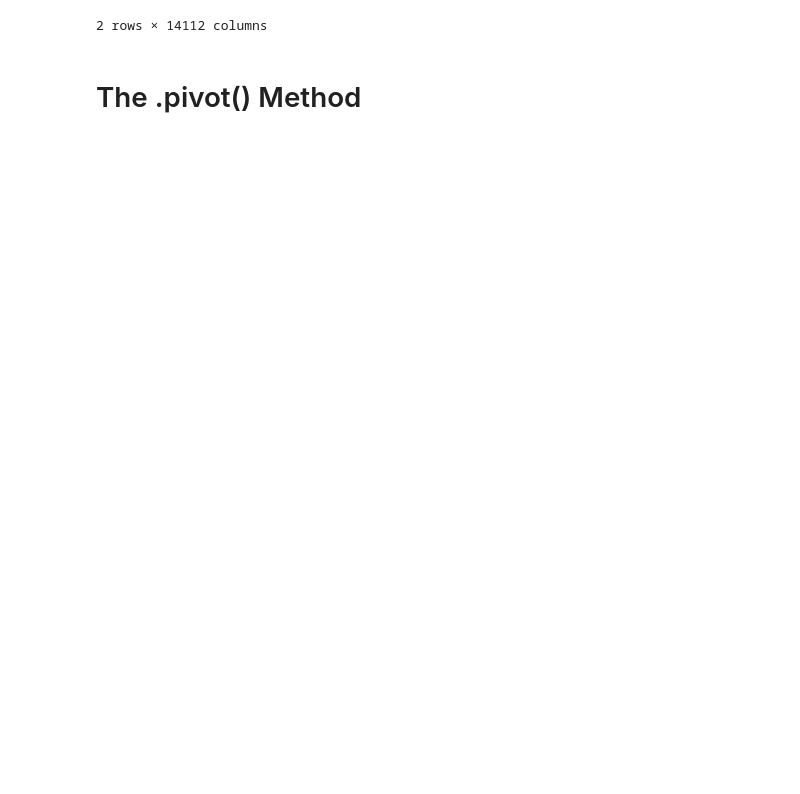
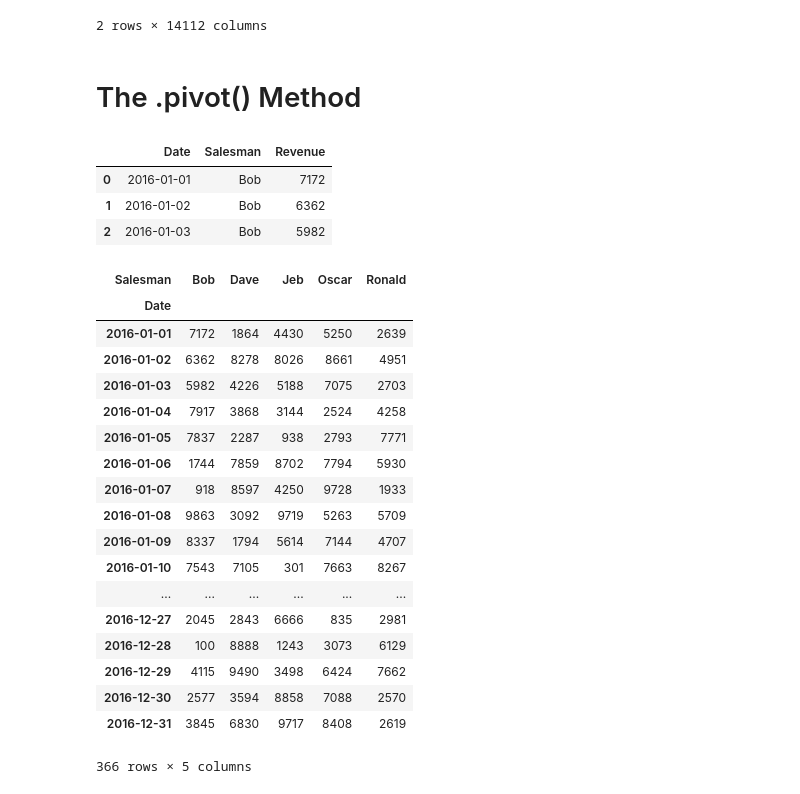
Before and after one commit to Cmarschik/data_analysis_third_course, a Jupyter notebook: pandas/MultiIndex.ipynb, the cells around one changed output. Drawn from its saved outputs; the diff is of its cells as text; code cells hidden in the pictures; blank space fills up the shorter version.

Commit message:
Completed MultiIndex Section

```diff
--- a/pandas/MultiIndex.ipynb
+++ b/pandas/MultiIndex.ipynb
@@ -403,0 +406,31 @@ s.head(3)
+# %%
+sales = pd.read_csv("salesmen.csv", parse_dates = ["Date"])
+sales["Salesman"] = sales["Salesman"].astype("category")
+sales.head(3)
+# %% [output]
+|  | Date | Salesman | Revenue |
+| 0 | 2016-01-01 | Bob | 7172 |
+| 1 | 2016-01-02 | Bob | 6362 |
+| 2 | 2016-01-03 | Bob | 5982 |
+# %%
+sales.pivot(index = "Date", columns = "Salesman", values = "Revenue") # takes three parameters(for index, columns, and values)
+# %% [output]
+| Salesman | Bob | Dave | Jeb | Oscar | Ronald |
+| Date |  |  |  |  |  |
+| 2016-01-01 | 7172 | 1864 | 4430 | 5250 | 2639 |
+| 2016-01-02 | 6362 | 8278 | 8026 | 8661 | 4951 |
+| 2016-01-03 | 5982 | 4226 | 5188 | 7075 | 2703 |
+| 2016-01-04 | 7917 | 3868 | 3144 | 2524 | 4258 |
+| 2016-01-05 | 7837 | 2287 | 938 | 2793 | 7771 |
+| 2016-01-06 | 1744 | 7859 | 8702 | 7794 | 5930 |
+| 2016-01-07 | 918 | 8597 | 4250 | 9728 | 1933 |
+| 2016-01-08 | 9863 | 3092 | 9719 | 5263 | 5709 |
+| 2016-01-09 | 8337 | 1794 | 5614 | 7144 | 4707 |
+| 2016-01-10 | 7543 | 7105 | 301 | 7663 | 8267 |
+| ... | ... | ... | ... | ... | ... |
+| 2016-12-27 | 2045 | 2843 | 6666 | 835 | 2981 |
+| 2016-12-28 | 100 | 8888 | 1243 | 3073 | 6129 |
+| 2016-12-29 | 4115 | 9490 | 3498 | 6424 | 7662 |
+| 2016-12-30 | 2577 | 3594 | 8858 | 7088 | 2570 |
+| 2016-12-31 | 3845 | 6830 | 9717 | 8408 | 2619 |
+366 rows × 5 columns
```
Also changed, not shown: parts of 9 cells of this notebook.
